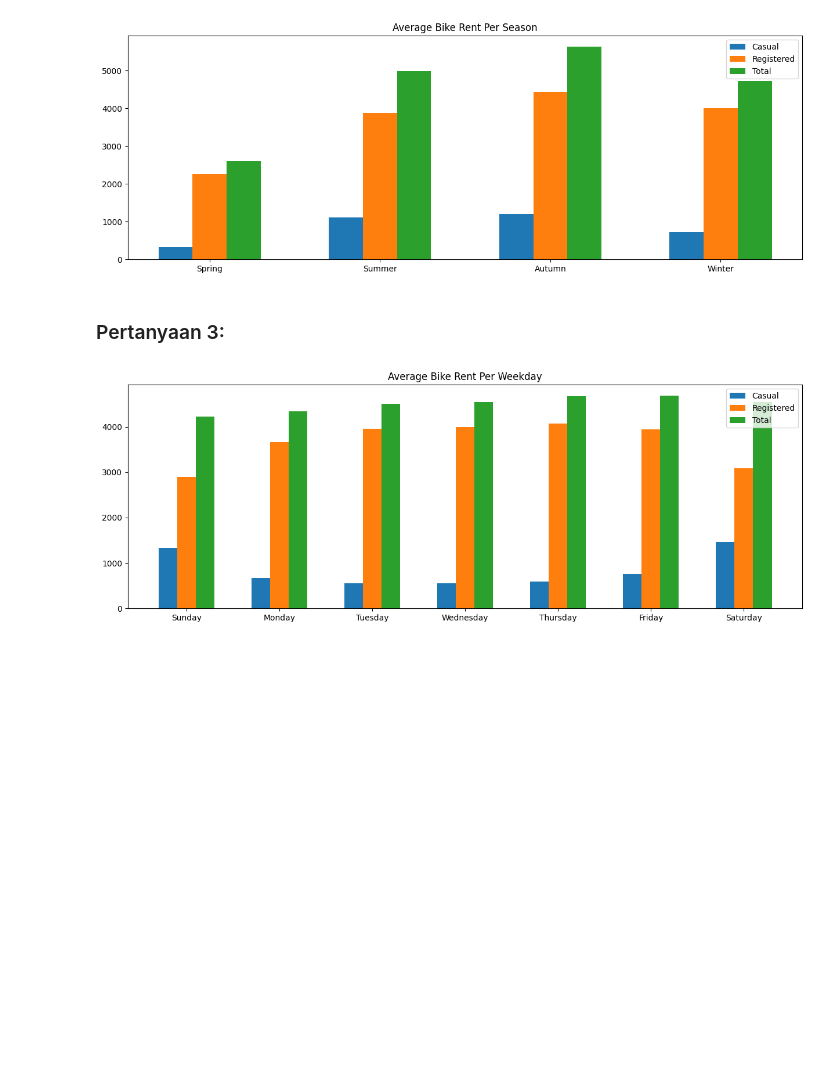
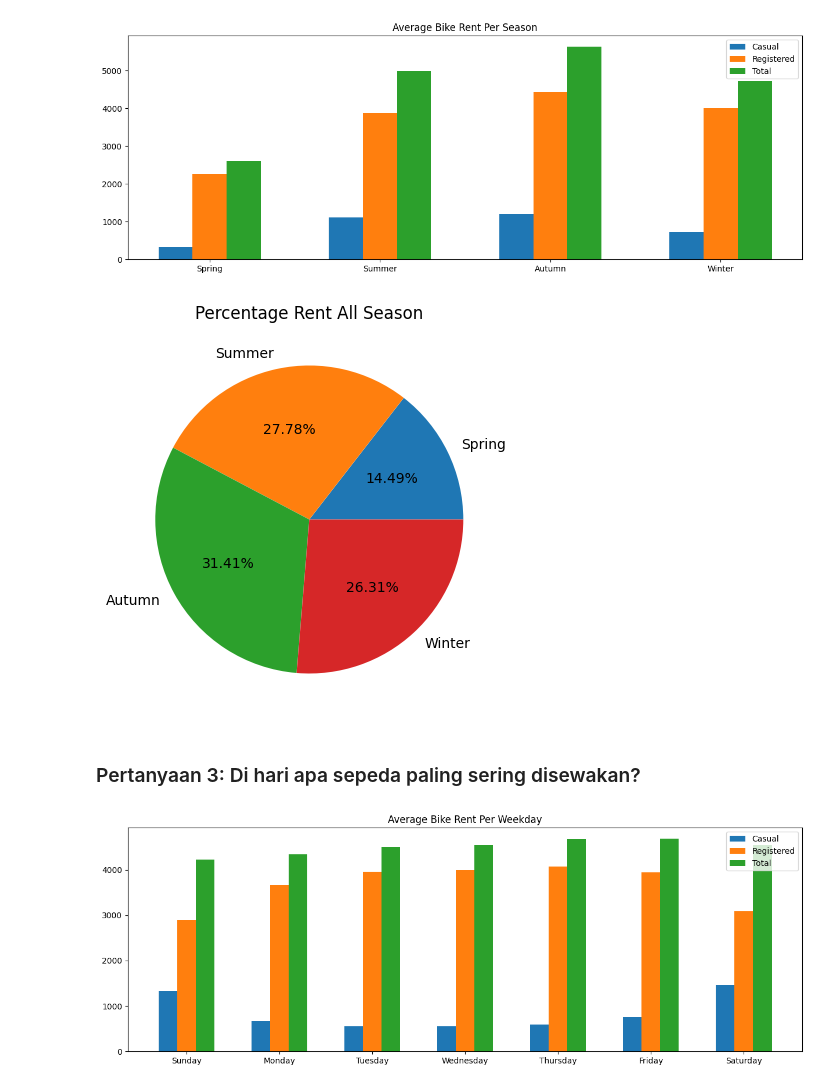
Before and after one commit to gdaffa/dicoding-machine-learning, a Jupyter notebook: Belajar Analisis Data dengan Python/analisa.ipynb, the cells around one changed output. Saved outputs shown, nothing was run; the diff lists cells and outputs as text; code cells hidden in the pictures; blank space fills up the shorter version.

```diff
--- a/Belajar Analisis Data dengan Python/analisa.ipynb
+++ b/Belajar Analisis Data dengan Python/analisa.ipynb
@@ -284,11 +293,2 @@ hour_df
 # %% [markdown]
 ## Exploratory Data Analysis (EDA)
-# %%
-# karena tidak ada pengguna yang memiliki tubuh dengan floating point
-# dan tidak ada pengguna yang bertambah 1 karena round up
-def meanFloor(series):
-    return floor(series.mean())
-
-# fungsi DRY untuk mengambil  data user casual, registered, dan cnt
-def getUserBy(df, by, method={ 'casual':meanFloor, 'registered':meanFloor, 'cnt':meanFloor }):
-    return df.groupby(by).agg(method).reset_index()
@@ -448,8 +802,21 @@ plt.legend()
 plt.show()
 # %% [output]
 [figure]
+# %%
+plt.figure(figsize=(15,5))
+plt.pie(
+    user_season_df.cnt,
+    labels=user_season_df.season_new,
+    autopct='%.2f%%',
+)
+
+plt.title('Percentage Rent All Season')
+
+plt.show()
+# %% [output]
+[figure, added]
 # %% [markdown]
-### Pertanyaan 3:
+### Pertanyaan 3: Di hari apa sepeda paling sering disewakan?
 # %%
 width = 0.2
 plt.figure(figsize = (15, 5))
```
Also changed, not shown: parts of 67 cells of this notebook, 3 other files.
